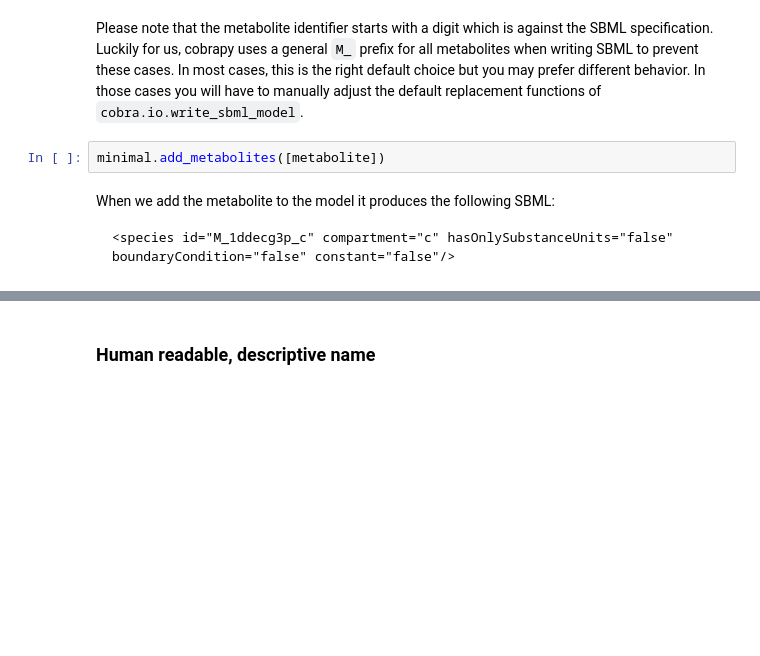
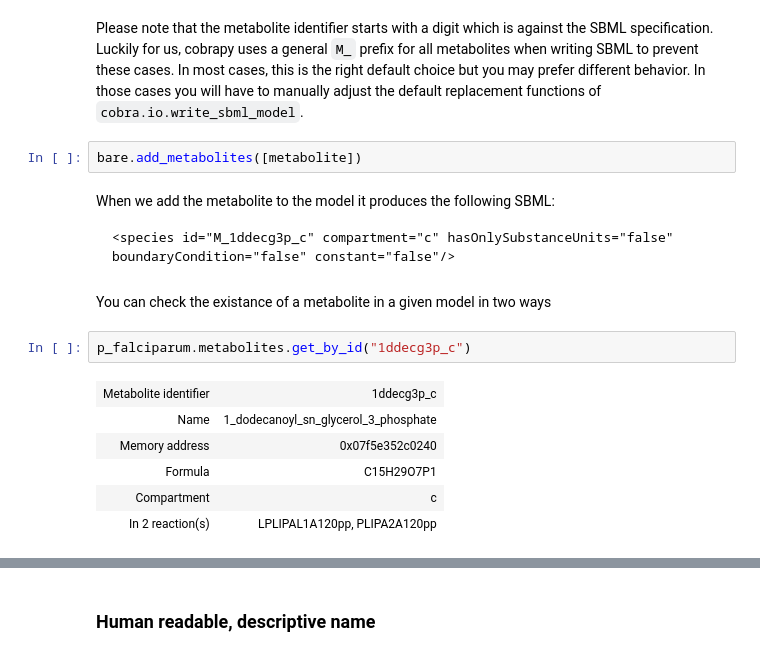
Before and after one commit to maureencarey/community_standards_supplemental, a Jupyter notebook: reconstruction_tutorial.ipynb, the cells around one changed output, grey strips where cells are left out. Saved outputs shown, nothing was run; the diff lists cells and outputs as text; blank space fills up the shorter version.

````diff
--- a/reconstruction_tutorial.ipynb
+++ b/reconstruction_tutorial.ipynb
@@ -151,10 +206,21 @@ metabolite = cobra.Metabolite(id="1ddecg3p_c", compartment="c")
 # %% [markdown]
 Please note that the metabolite identifier starts with a digit which is against the SBML specification. Luckily for us, cobrapy uses a general `M_` prefix for all metabolites when writing SBML to prevent these cases. In most cases, this is the right default choice but you may prefer different behavior. In those cases you will have to manually adjust the default replacement functions of `cobra.io.write_sbml_model`.
 # %%
-minimal.add_metabolites([metabolite])
+bare.add_metabolites([metabolite])
 # %% [markdown]
 When we add the metabolite to the model it produces the following SBML:
 
 ```xml
 <species id="M_1ddecg3p_c" compartment="c" hasOnlySubstanceUnits="false" boundaryCondition="false" constant="false"/>
 ```
+# %% [markdown]
+You can check the existance of a metabolite in a given model in two ways
+# %%
+p_falciparum.metabolites.get_by_id("1ddecg3p_c")
+# %% [output]
+| Metabolite identifier | 1ddecg3p_c |
+| Name | 1_dodecanoyl_sn_glycerol_3_phosphate |
+| Memory address | 0x07f5e352c0240 |
+| Formula | C15H29O7P1 |
+| Compartment | c |
+| In 2 reaction(s) | LPLIPAL1A120pp, PLIPA2A120pp |
````
Also changed, not shown: parts of 60 cells of this notebook, 2 other files.
